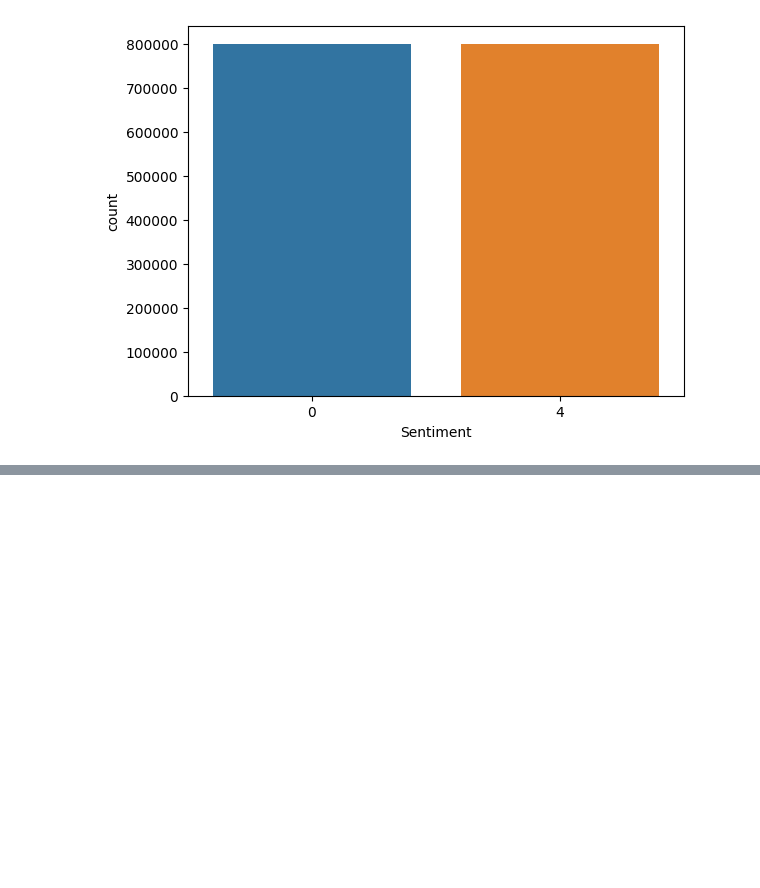
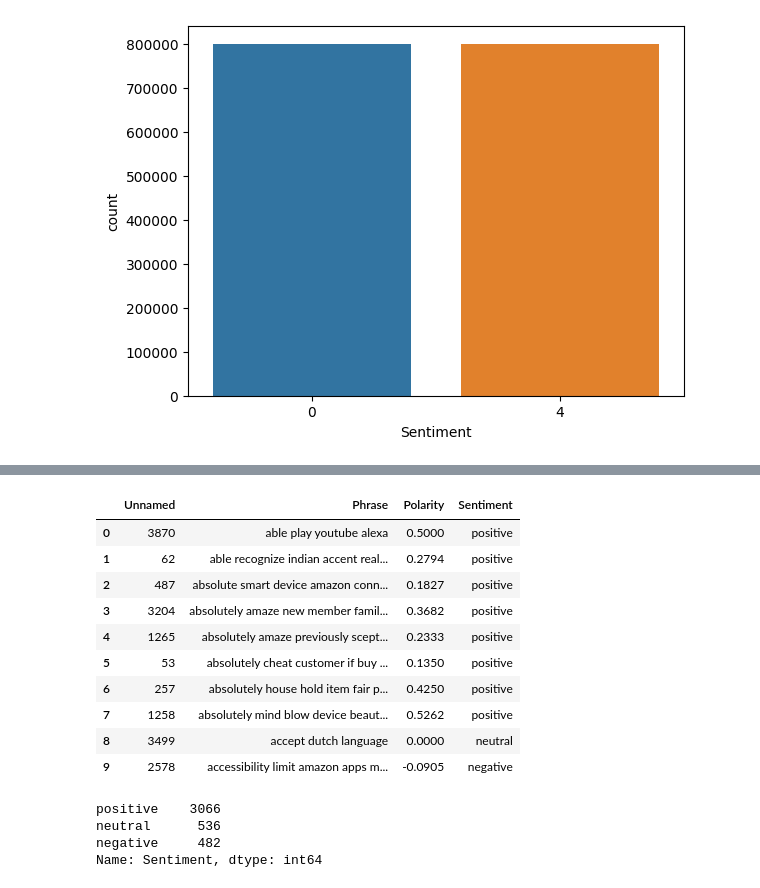
Before and after one commit to nklsKrmnn/LSC_Sentiment_Analysis, a Jupyter notebook: notebooks/ExploratoryDataAnalysis.ipynb, the cells around one changed output, grey strips where cells are left out. Cells and saved outputs as stored; diff of their text form; code cells hidden in the pictures; blank space fills up the shorter version.

```diff
--- a/notebooks/ExploratoryDataAnalysis.ipynb
+++ b/notebooks/ExploratoryDataAnalysis.ipynb
@@ -329,0 +344,23 @@ save_dataset(subsets_tw[7], "Testset.csv", dir_path)
+# %%
+pd.set_option('display.max_colwidth', None)
+dataset_am.columns = ['Unnamed','Phrase','Polarity','Sentiment']
+dataset_am.head(10)
+# %% [output]
+|  | Unnamed | Phrase | Polarity | Sentiment |
+| 0 | 3870 | able play youtube alexa | 0.5000 | positive |
+| 1 | 62 | able recognize indian accent real... | 0.2794 | positive |
+| 2 | 487 | absolute smart device amazon conn... | 0.1827 | positive |
+| 3 | 3204 | absolutely amaze new member famil... | 0.3682 | positive |
+| 4 | 1265 | absolutely amaze previously scept... | 0.2333 | positive |
+| 5 | 53 | absolutely cheat customer if buy ... | 0.1350 | positive |
+| 6 | 257 | absolutely house hold item fair p... | 0.4250 | positive |
+| 7 | 1258 | absolutely mind blow device beaut... | 0.5262 | positive |
+| 8 | 3499 | accept dutch language | 0.0000 | neutral |
+| 9 | 2578 | accessibility limit amazon apps m... | -0.0905 | negative |
+# %%
+dataset_am['Sentiment'].value_counts()
+# %% [output]
+positive    3066
+neutral      536
+negative     482
+Name: Sentiment, dtype: int64
```
Also changed, not shown: parts of 23 cells of this notebook.
